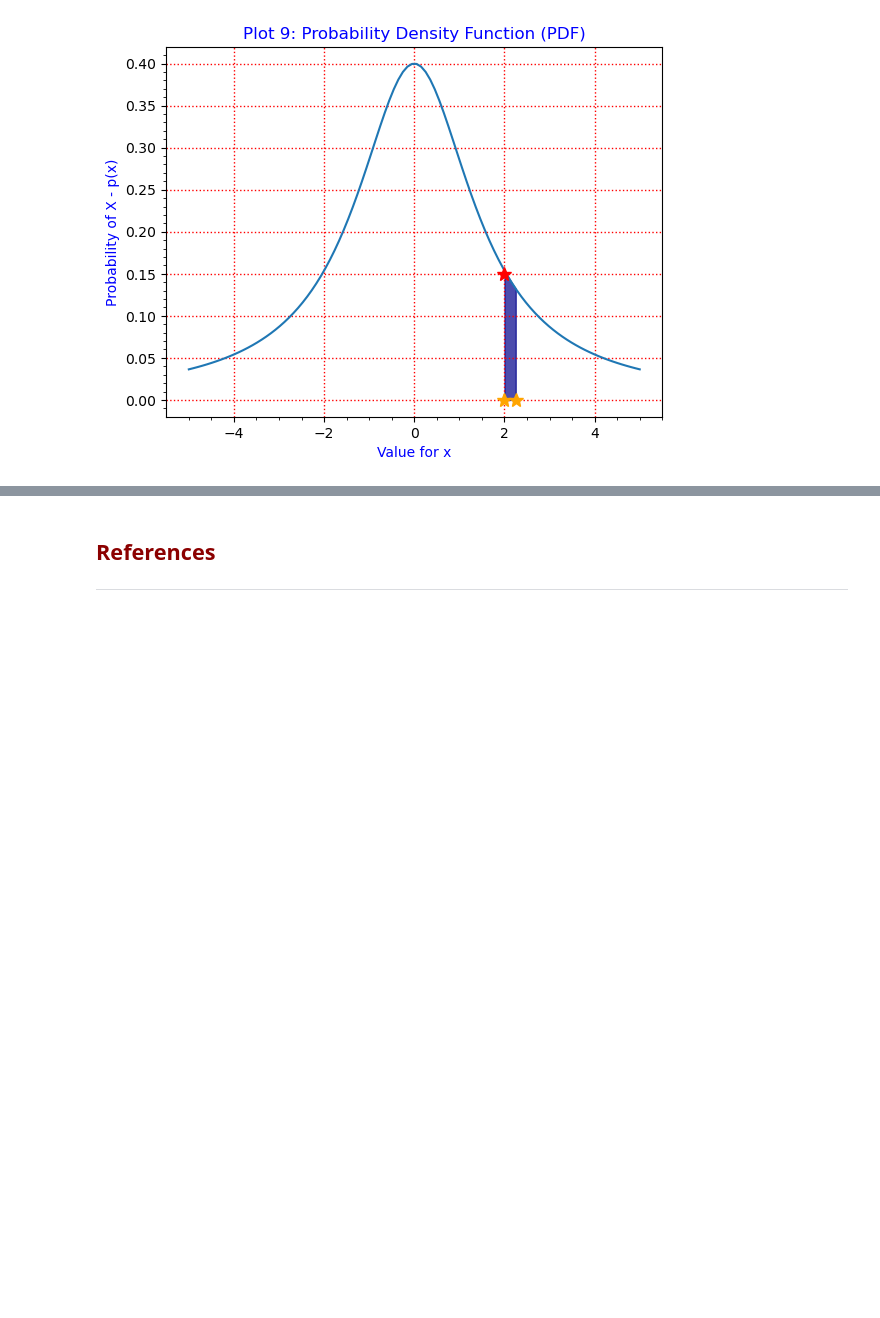
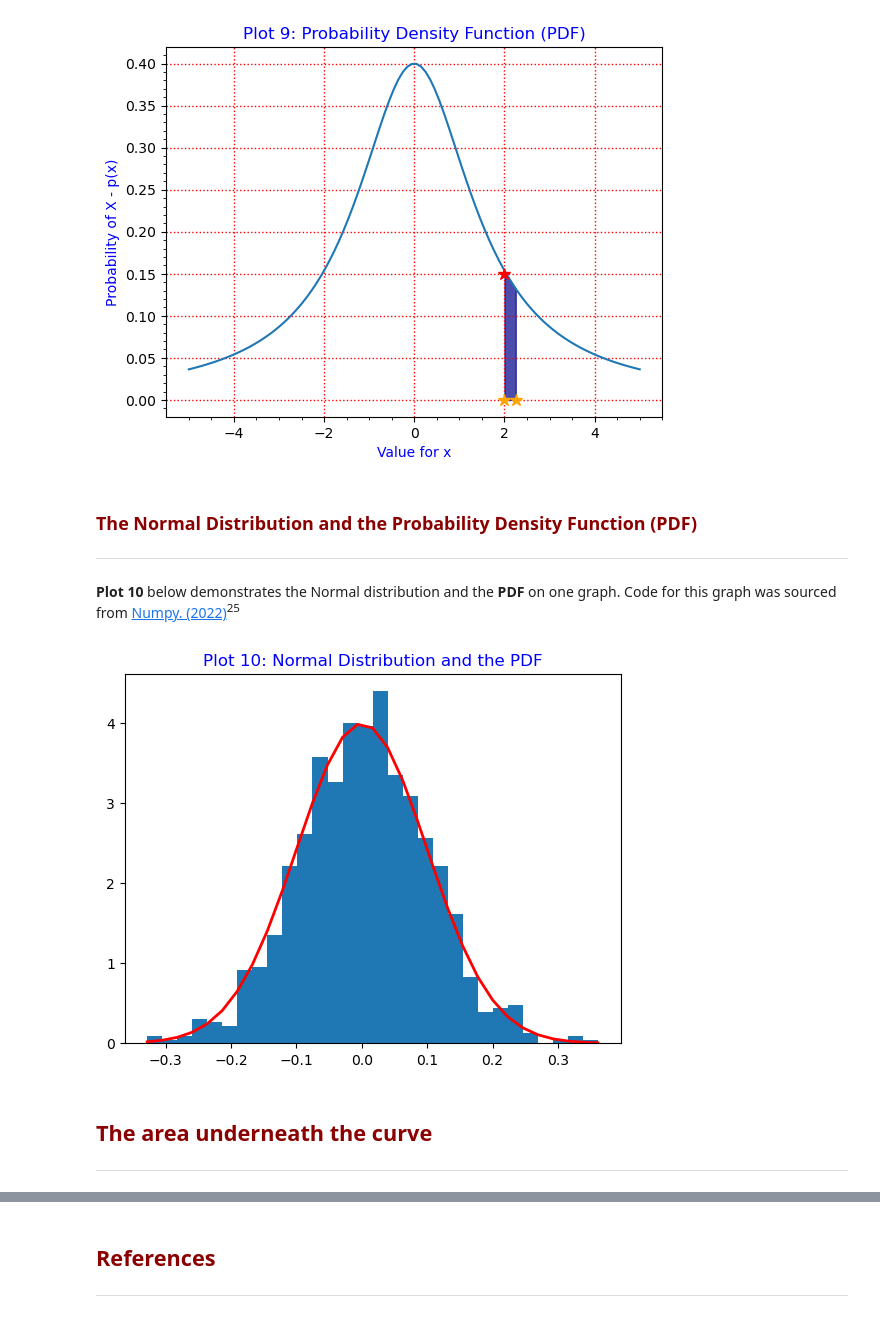
Before and after one commit to OCorry/funddaata2022-assessment, a Jupyter notebook: Practicals/Normal-Distribution-Notebook.ipynb, the cells around one changed output, grey strips where cells are left out. Drawn from its saved outputs; the diff is of its cells as text; code cells hidden in the pictures; blank space fills up the shorter version.

Commit message:
added 'The Normal Distribution and the Probability Density Function (PDF)' section

```diff
--- a/Practicals/Normal-Distribution-Notebook.ipynb
+++ b/Practicals/Normal-Distribution-Notebook.ipynb
@@ -308,2 +307,21 @@ plt.show()
 # %% [output]
 [figure]
+# %% [markdown]
+### <font color=darkred>The Normal Distribution and the Probability Density Function (PDF)</font>
+***
+# %% [markdown]
+**Plot 10** below demonstrates the Normal distribution and the **PDF** on one graph. Code for this graph was sourced from <a href="https://numpy.org/doc/stable/reference/random/generated/numpy.random.normal.html" target="_top">Numpy. (2022)</a><sup>25</sup>
+# %%
+np.random.seed(5) # setting a seed so the plot is the same each time it is run
+mu, sigma = 0, 0.1 # mean and standard deviation
+s = np.random.normal(mu, sigma, 1000)
+# %%
+count, bins, ignored = plt.hist(s, 30, density=True)
+plt.plot(bins, 1/(sigma * np.sqrt(2 * np.pi)) * np.exp( - (bins - mu)**2 / (2 * sigma**2) ),linewidth=2, color='r',)
+plt.title('Plot 10: Normal Distribution and the PDF', color='Blue')
+plt.show()
+# %% [output]
+[figure, added]
+# %% [markdown]
+## <font color=darkred>The area underneath the curve</font>
+***
```
Also changed, not shown: parts of 14 cells of this notebook.
